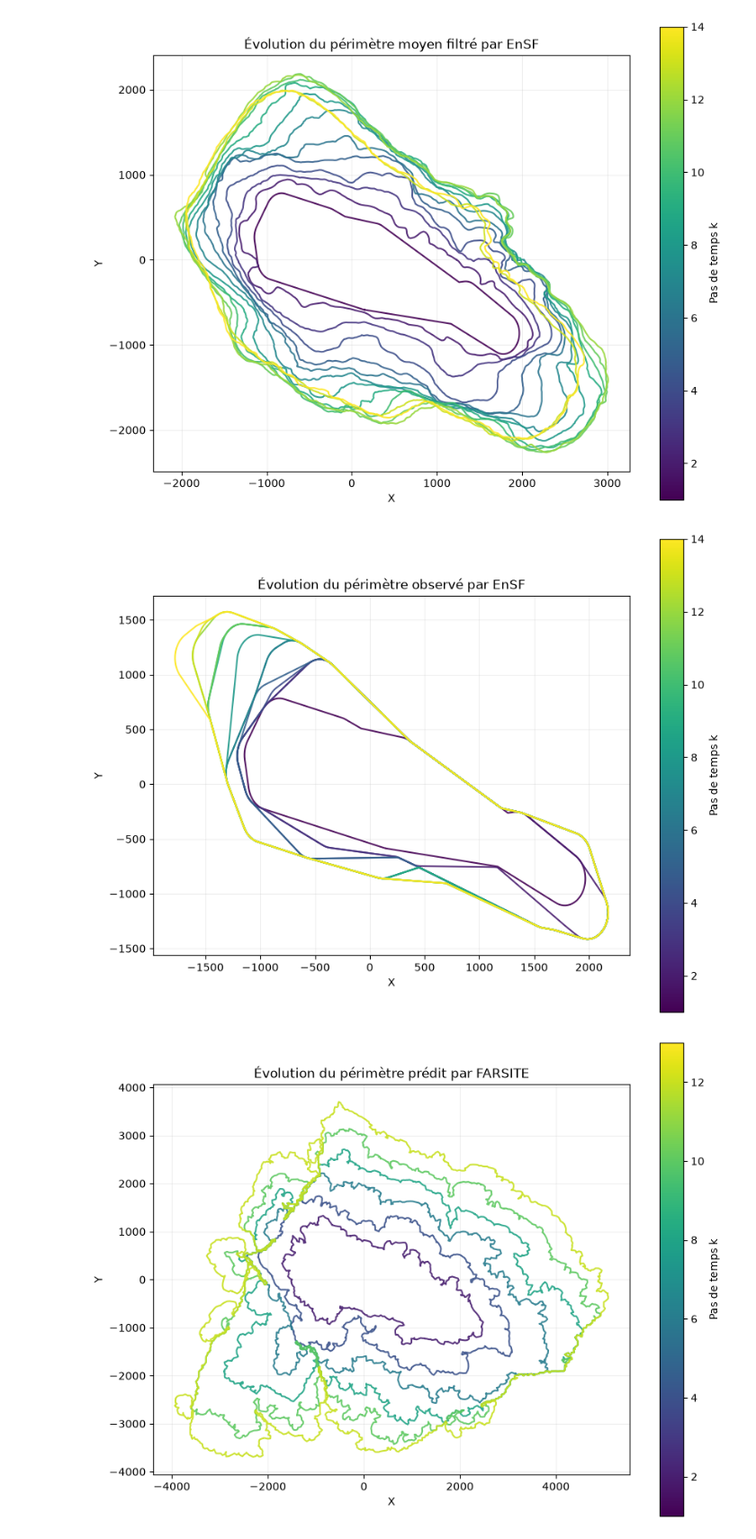
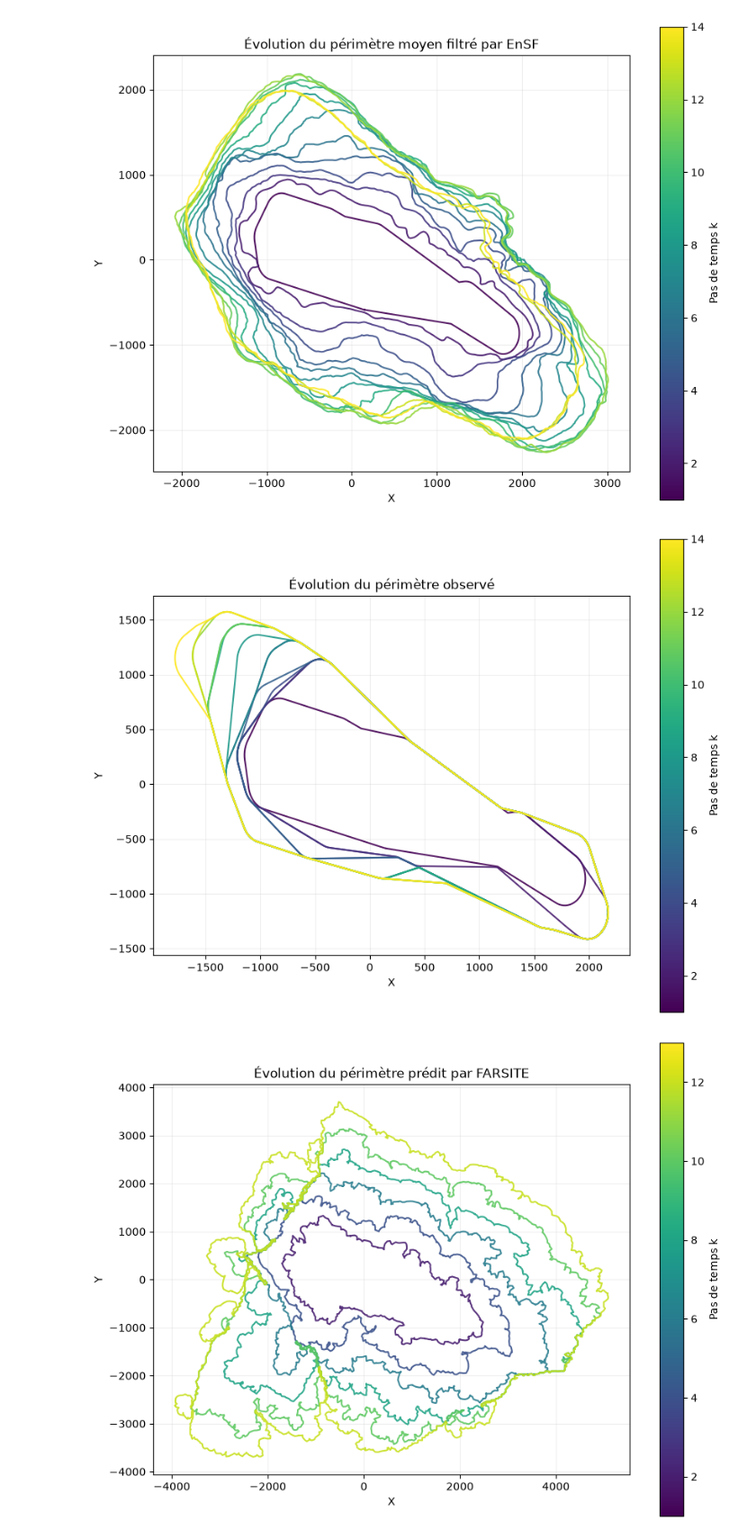
Before and after one commit to Gabriel-PEZ/SMC-WildFire, a Jupyter notebook: notebooks/ensf_bpf.ipynb, the cells around one changed output. Shown at 90% size. Saved outputs shown, nothing was run; the diff lists cells and outputs as text; code cells hidden in the pictures.

Commit message:
correction graph obs

```diff
--- a/notebooks/ensf_bpf.ipynb
+++ b/notebooks/ensf_bpf.ipynb
@@ -86,35 +87,35 @@ Plot de l'évolution de l'observation
 """
 
 fig, ax = plt.subplots(figsize=(10, 8))
 
 cmap = plt.colormaps["viridis"]
 norm = plt.Normalize(vmin=1, vmax=len(observations_ensf))
 
 for k, obs in enumerate(observations_ensf, start=1):
 
     # Fermer le périmètre
     closed = np.vstack([obs, obs[0]])
 
     ax.plot(
         closed[:, 0],
         closed[:, 1],
         color=cmap(norm(k)),
         linewidth=1.5,
         alpha=0.9
     )
 
 sm = plt.cm.ScalarMappable(norm=norm, cmap=cmap)
 fig.colorbar(sm, ax=ax, label="Pas de temps k")
 
 ax.set_aspect("equal")
 ax.set_xlabel("X")
 ax.set_ylabel("Y")
-ax.set_title("Évolution du périmètre observé par EnSF")
+ax.set_title("Évolution du périmètre observé")
 ax.grid(alpha=0.2)
 
 plt.show()
 # %% [output]
-[figure, old version]
+[figure, new version]
 # %%
 """
 FARSITE UNIQUEMENT : X_{k+1} = FARSITE(X_k)
```
Also changed, not shown: parts of 2 cells of this notebook.
